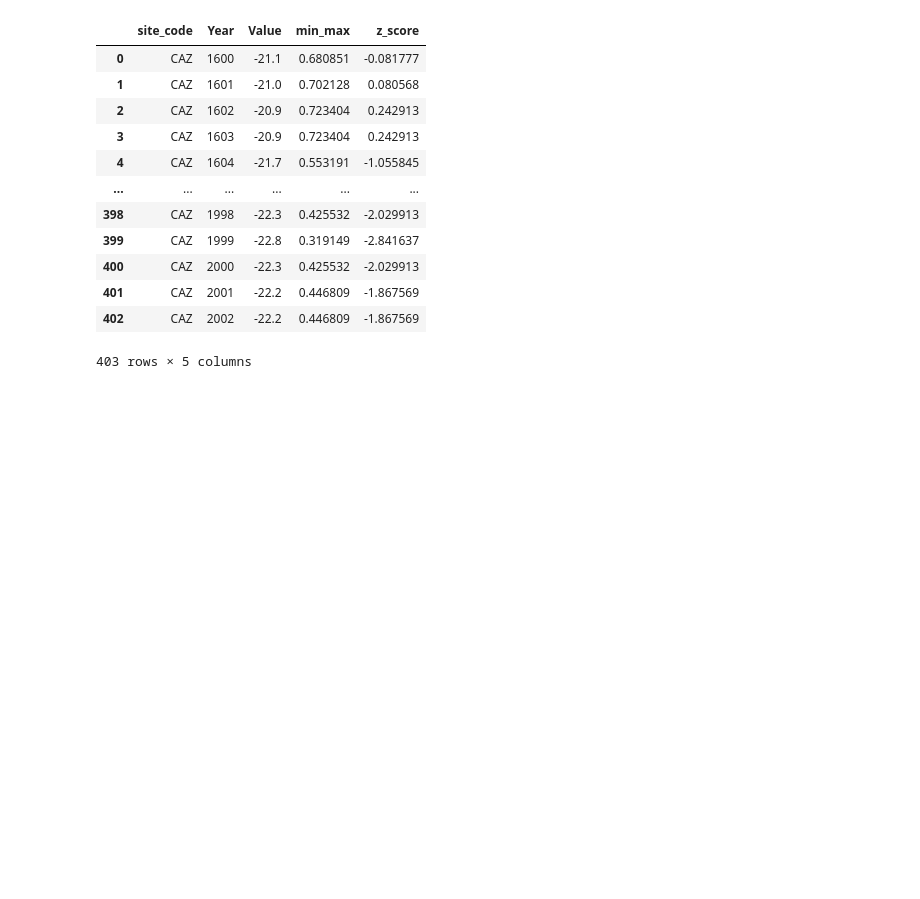
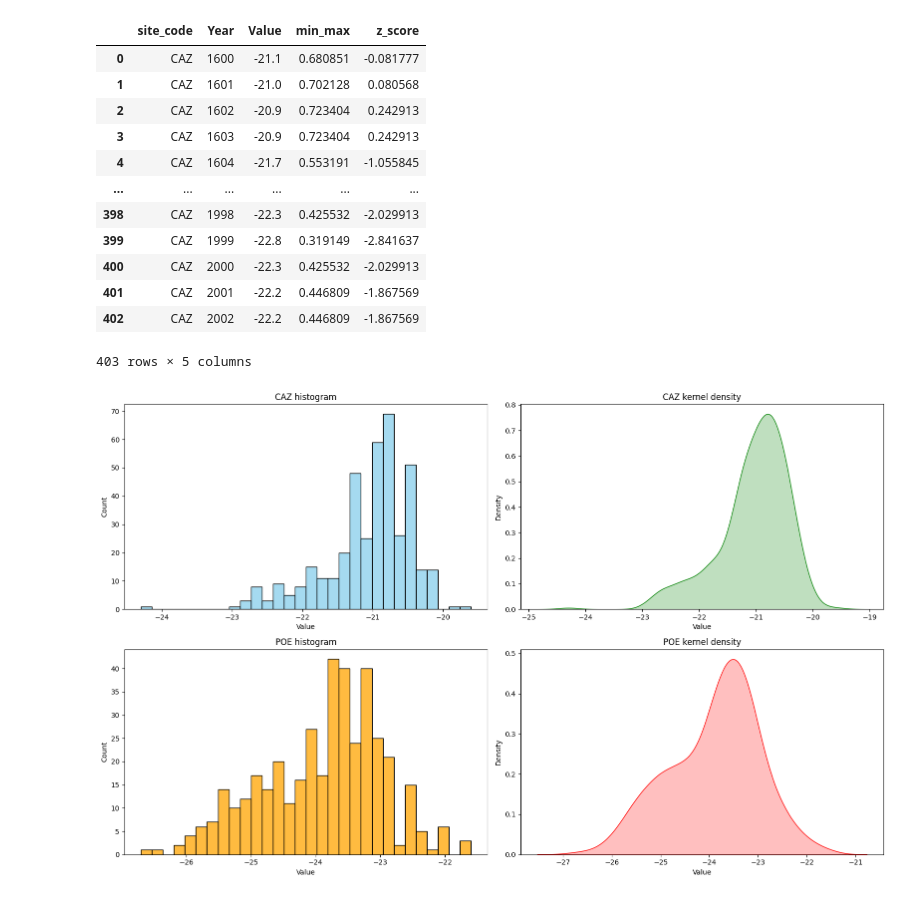
Before and after one commit to Bismont/Tarea1_Alfredo_Debany_Oswaldo, a Jupyter notebook: Testing.ipynb, the cells around one changed output. Drawn from its saved outputs; the diff is of its cells as text; code cells hidden in the pictures; blank space fills up the shorter version.

```diff
--- a/Testing.ipynb
+++ b/Testing.ipynb
@@ -212,0 +231,26 @@ fig.show()
+# %%
+import matplotlib.pyplot as plt
+import seaborn as sns
+
+# --- Gráfica compuesta ---
+fig, axes = plt.subplots(2, 2, figsize=(16, 10))
+
+# Histograma CAZ
+sns.histplot(df_caz['Value'].dropna(), bins=30, kde=False, ax=axes[0, 0], color="skyblue")
+axes[0, 0].set_title(f"CAZ histogram")
+# Densidad kernel CAZ
+sns.kdeplot(df_caz['Value'].dropna(), ax=axes[0, 1], color="green", fill=True)
+axes[0, 1].set_title(f"CAZ kernel density")
+
+# Histograma POE
+sns.histplot(df_poe['Value'].dropna(), bins=30, kde=False, ax=axes[1, 0], color="orange")
+axes[1, 0].set_title(f"POE histogram")
+# Densidad kernel POE
+sns.kdeplot(df_poe['Value'].dropna(), ax=axes[1, 1], color="red", fill=True)
+axes[1, 1].set_title(f"POE kernel density")
+
+
+plt.tight_layout()
+plt.show()
+# %% [output]
+[figure, added]
```
Also changed, not shown: parts of 1 cell of this notebook.
